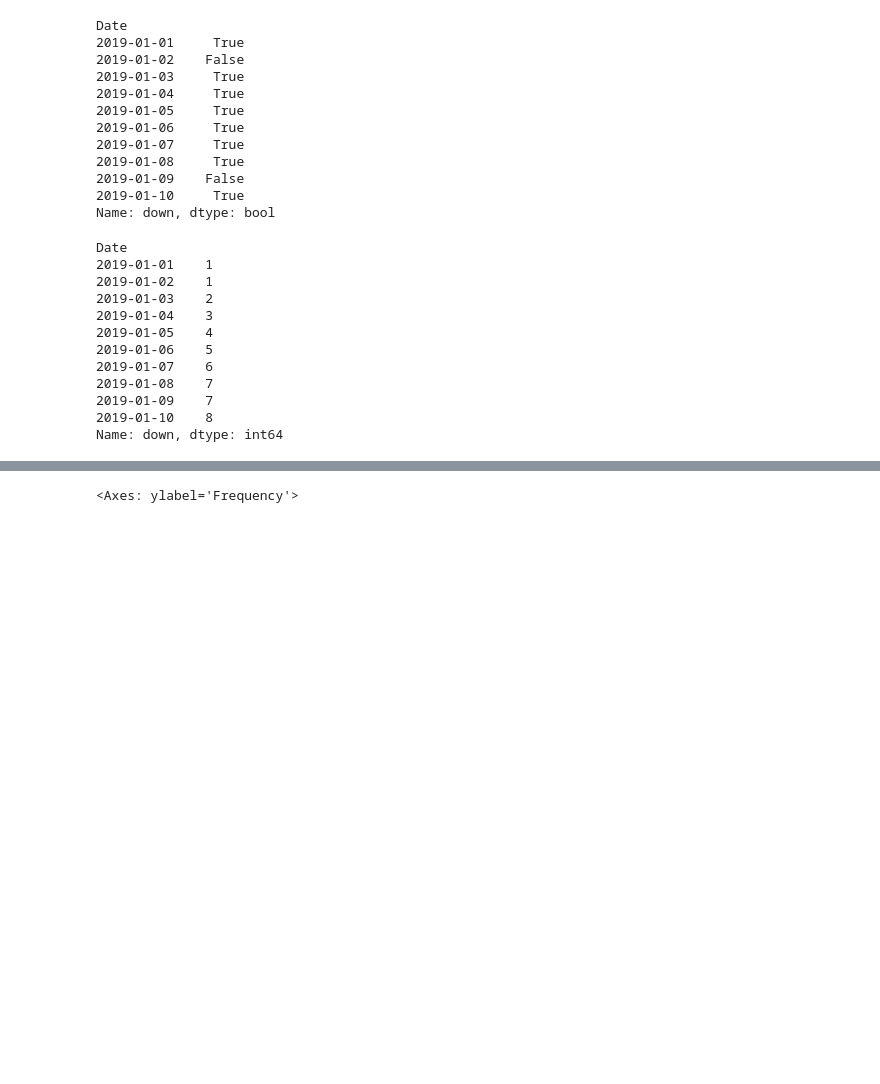
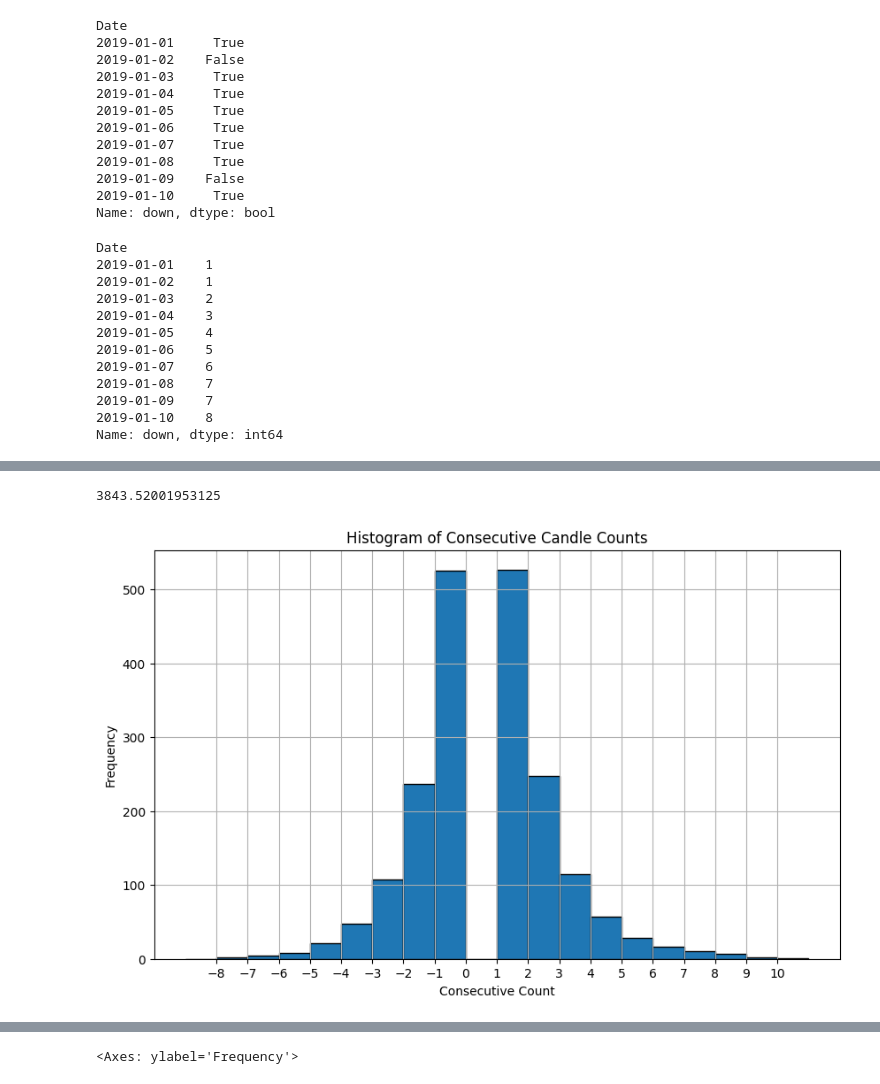
Before and after one commit to diegotorpoco/markov, a Jupyter notebook: markov.ipynb, the cells around one changed output, grey strips where cells are left out. Drawn from its saved outputs; the diff is of its cells as text; code cells hidden in the pictures; blank space fills up the shorter version.

```diff
--- a/markov.ipynb
+++ b/markov.ipynb
@@ -119,0 +103,3 @@ btc['long_signal'] =
+# %%
+btc['holding_position'] = btc['buy_signal'].shift().replace(False,np.nan).ffill()
+btc.head()
@@ -119,0 +113,8 @@ btc['long_signal'] =
+# %%
+btc['Sell_Signal_Long'] = btc['holding_position'] & (btc['down'] == 1)
+btc['Buy_Price'] = np.where(btc['buy_signal'], btc['Close'], np.nan)
+btc['Sell_Price'] = np.where(btc['Sell_Signal_Long'], btc['Close'], np.nan)
+btc['Buy_Price'] = btc['Buy_Price'].ffill()
+# %%
+btc['buy_return'] = np.where(btc['Sell_Signal_Long'], btc['Sell_Price'] /btc['Buy_Price'] - 1, 0)
+#hasta aca check para longing after nth dayts, para este caso fue 3 loss days
@@ -119,0 +158,24 @@ btc['long_signal'] =
+# %%
+for i in range(len(btc)):
+    print(btc['Close'][i])
+    break
+# %% [output]
+3843.52001953125
+# %%
+# Define the bins to align with integer values
+bins = range(int(btc['consecutive_count'].min()) - 1, int(btc['consecutive_count'].max()) + 2)
+
+# Plot the histogram
+plt.figure(figsize=(10, 6))
+btc['consecutive_count'].plot(kind='hist', bins=bins, edgecolor='black')
+
+# Customize the x-axis ticks to show only integers
+plt.xticks(range(int(btc['consecutive_count'].min()), int(btc['consecutive_count'].max()) + 1))
+
+plt.xlabel('Consecutive Count')
+plt.ylabel('Frequency')
+plt.title('Histogram of Consecutive Candle Counts')
+plt.grid(True)
+plt.show()
+# %% [output]
+[figure, added]
```
Also changed, not shown: parts of 9 cells of this notebook.
